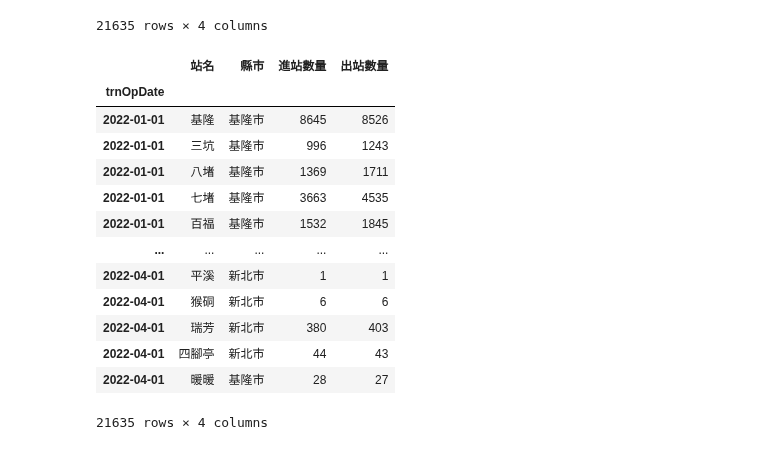
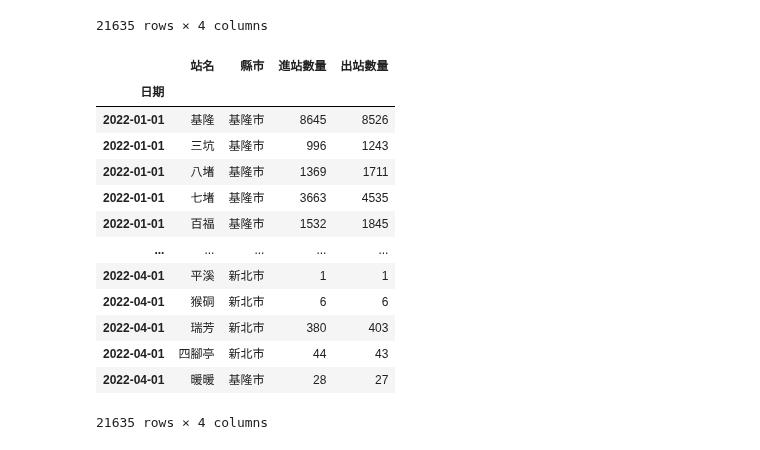
Before and after one commit to roberthsu2003/PythonForDataAnalysis, a Jupyter notebook: 星期13/lesson19_2.ipynb, the cells around one changed output. Cells and saved outputs as stored; diff of their text form; code cells hidden in the pictures.

```diff
--- a/星期13/lesson19_2.ipynb
+++ b/星期13/lesson19_2.ipynb
@@ -223,10 +223,11 @@ newMergeFrame
 21635 rows × 4 columns
 # %%
 newMergeFrame.columns = ['站名', '縣市','進站數量','出站數量']
+newMergeFrame.index.name='日期'
 newMergeFrame
 # %% [output]
 |  | 站名 | 縣市 | 進站數量 | 出站數量 |
-| trnOpDate |  |  |  |  |
+| 日期 |  |  |  |  |
 | 2022-01-01 | 基隆 | 基隆市 | 8645 | 8526 |
 | 2022-01-01 | 三坑 | 基隆市 | 996 | 1243 |
 | 2022-01-01 | 八堵 | 基隆市 | 1369 | 1711 |
```
Also changed, not shown: parts of 1 cell of this notebook.
